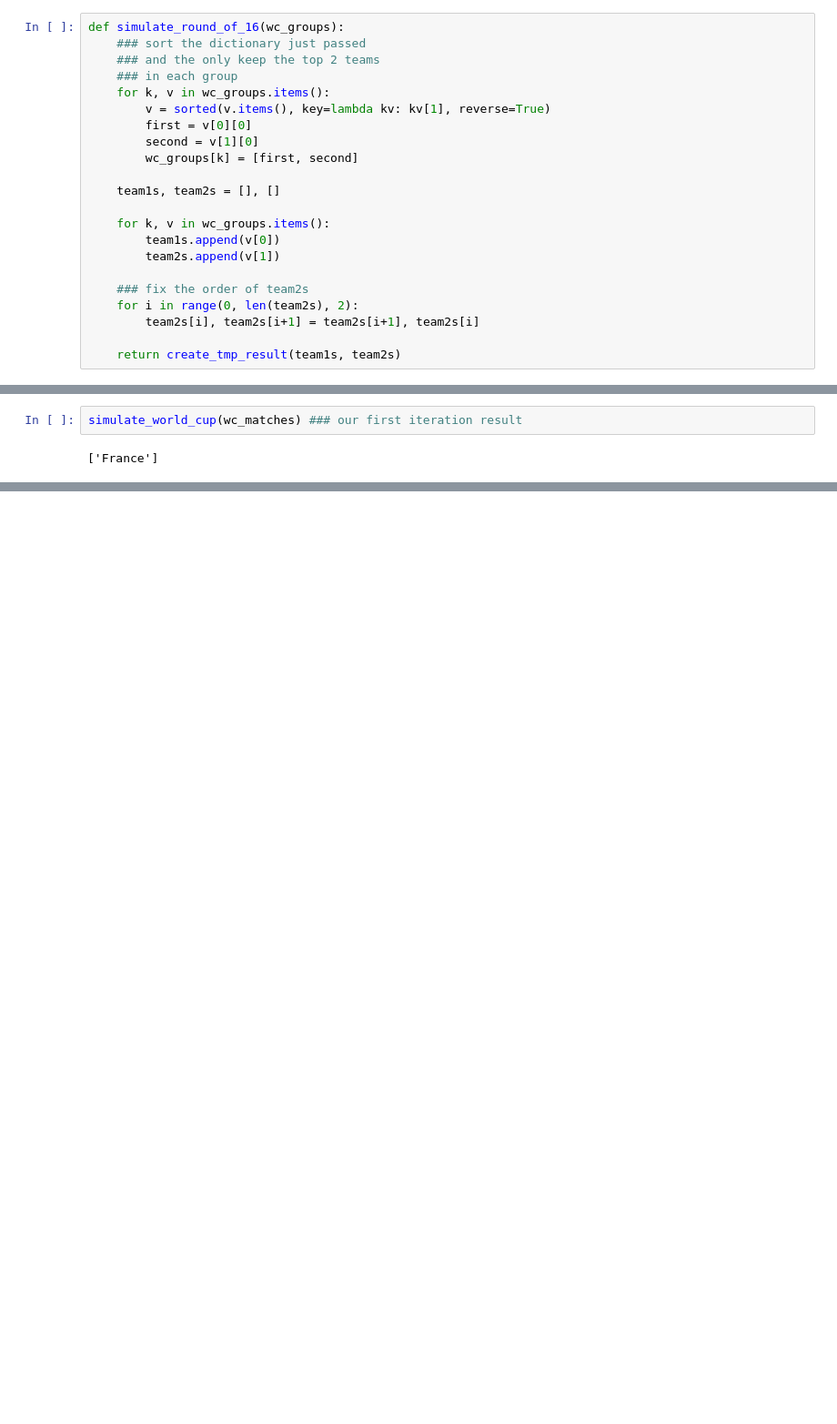
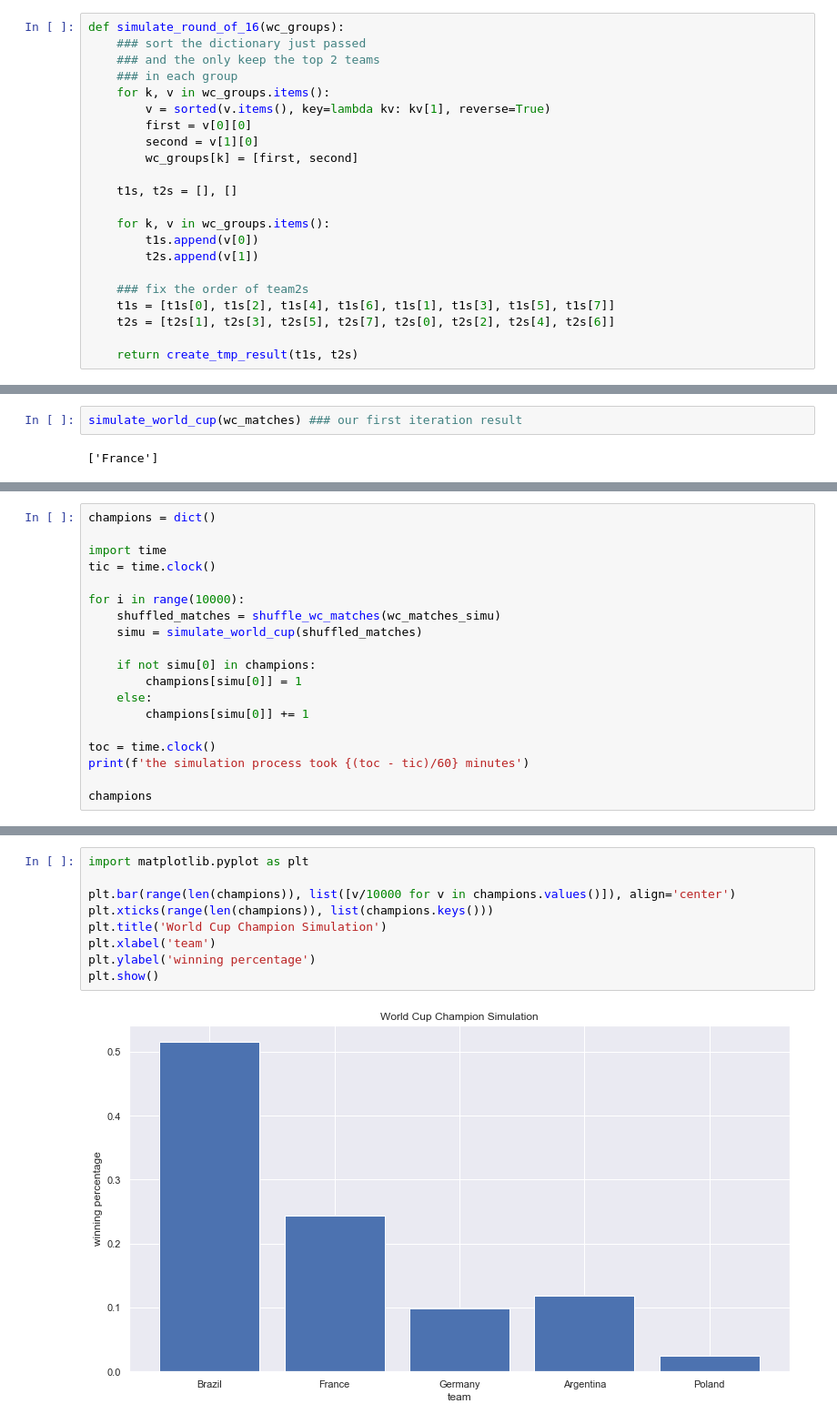
Before and after one commit to kallyzhu/SoccerAnalysis, a Jupyter notebook: soccer-matches-analysis.ipynb, the cells around one changed output, grey strips where cells are left out. Shown at 91% size. Saved outputs shown, nothing was run; the diff lists cells and outputs as text; blank space fills up the shorter version.

Commit message:
10000 simulation update

```diff
--- a/soccer-matches-analysis.ipynb
+++ b/soccer-matches-analysis.ipynb
@@ -971,17 +987,17 @@ def simulate_round_of_16(wc_groups):
         second = v[1][0]
         wc_groups[k] = [first, second]
 
-    team1s, team2s = [], []
+    t1s, t2s = [], []
 
     for k, v in wc_groups.items():
-        team1s.append(v[0])
-        team2s.append(v[1])
+        t1s.append(v[0])
+        t2s.append(v[1])
 
     ### fix the order of team2s
-    for i in range(0, len(team2s), 2):
-        team2s[i], team2s[i+1] = team2s[i+1], team2s[i]
+    t1s = [t1s[0], t1s[2], t1s[4], t1s[6], t1s[1], t1s[3], t1s[5], t1s[7]]
+    t2s = [t2s[1], t2s[3], t2s[5], t2s[7], t2s[0], t2s[2], t2s[4], t2s[6]]
 
-    return create_tmp_result(team1s, team2s)
+    return create_tmp_result(t1s, t2s)
 # %%
 r16_result = simulate_round_of_16(wc_groups)
 # %%
@@ -1051,0 +1126,19 @@ simulate_world_cup(wc_matches) ### our first iteration result
+# %%
+champions = dict()
+
+import time
+tic = time.clock()
+
+for i in range(10000):
+    shuffled_matches = shuffle_wc_matches(wc_matches_simu)
+    simu = simulate_world_cup(shuffled_matches)
+
+    if not simu[0] in champions:
+        champions[simu[0]] = 1
+    else:
+        champions[simu[0]] += 1
+
+toc = time.clock()
+print(f'the simulation process took {(toc - tic)/60} minutes')
+
+champions
@@ -1051,0 +1158,11 @@ simulate_world_cup(wc_matches) ### our first iteration result
+# %%
+import matplotlib.pyplot as plt
+
+plt.bar(range(len(champions)), list([v/10000 for v in champions.values()]), align='center')
+plt.xticks(range(len(champions)), list(champions.keys()))
+plt.title('World Cup Champion Simulation')
+plt.xlabel('team')
+plt.ylabel('winning percentage')
+plt.show()
+# %% [output]
+[figure, added]
```
Also changed, not shown: parts of 28 cells of this notebook.
